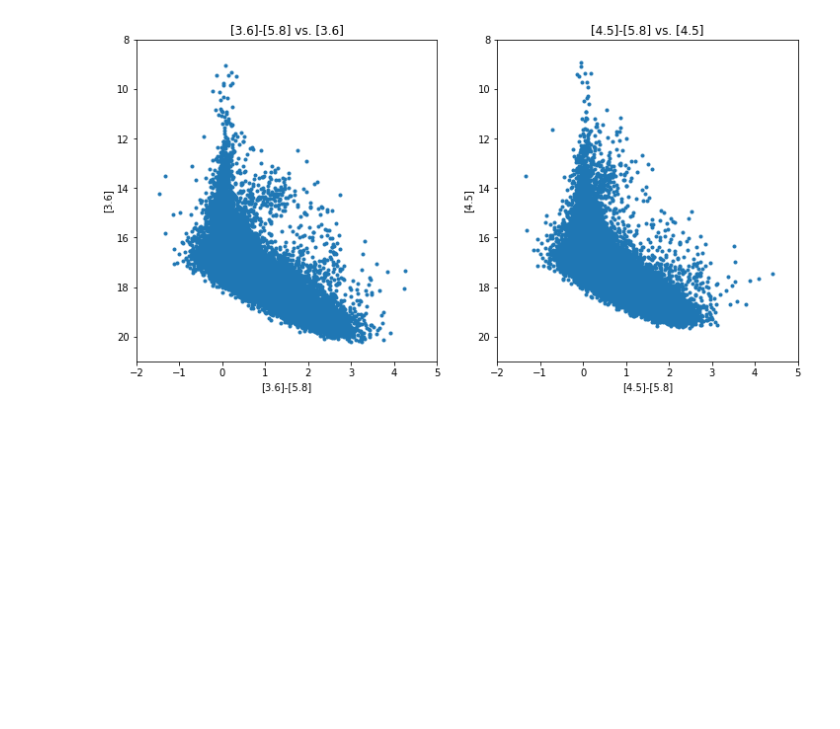
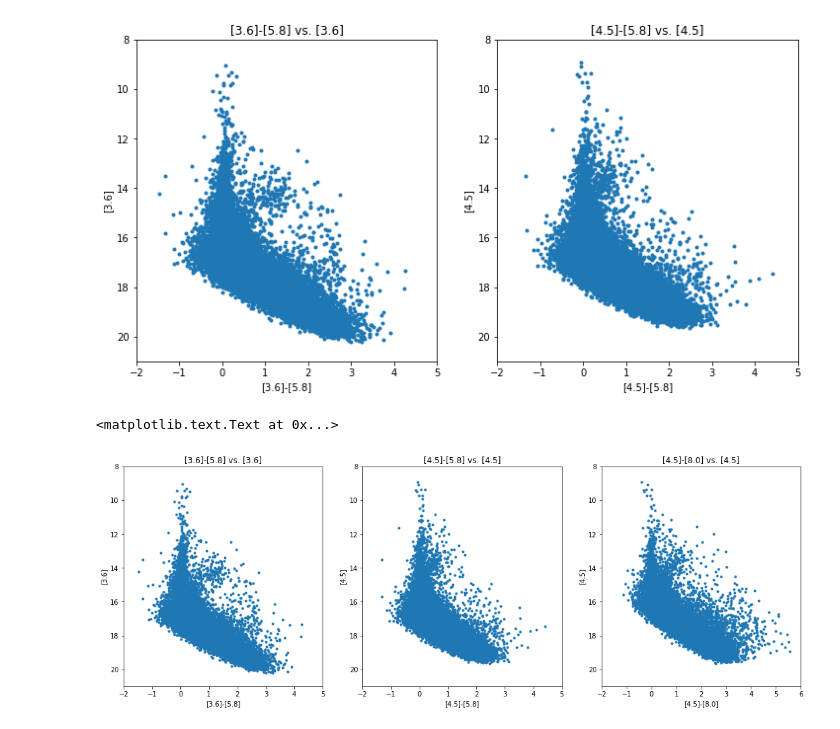
Before and after one commit to oboberg/NGC6822, a Jupyter notebook: CMD_4May2018.ipynb, the cells around one changed output. Cells and saved outputs as stored; diff of their text form; code cells hidden in the pictures; blank space fills up the shorter version.

```diff
--- a/CMD_4May2018.ipynb
+++ b/CMD_4May2018.ipynb
@@ -63,3 +63,34 @@ ax2.set_title('[4.5]-[5.8] vs. [4.5]')
 # %% [output]
 <matplotlib.text.Text at 0x...>
 [figure]
+# %%
+# Wanted to make sure I could plot two side by side
+# Okay, how about three in a row?
+plt.figure(figsize=(18,6))
+ax1 = plt.subplot(131)
+ax2 = plt.subplot(132)
+ax3 = plt.subplot(133)
+
+ax1.set_ylim(21.0,8.0)
+ax1.set_xlim(-2.0,5.0)
+ax1.plot(filter_phot_data.threesixMINUSfiveeight,filter_phot_data.k36mag,'.')
+ax1.set_ylabel('[3.6]')
+ax1.set_xlabel('[3.6]-[5.8]')
+ax1.set_title('[3.6]-[5.8] vs. [3.6]')
+
+ax2.set_ylim(21.0,8.0)
+ax2.set_xlim(-2.0,5.0)
+ax2.plot(filter_phot_data.fourfiveMINUSfiveeight,filter_phot_data.k45mag,'.')
+ax2.set_ylabel('[4.5]')
+ax2.set_xlabel('[4.5]-[5.8]')
+ax2.set_title('[4.5]-[5.8] vs. [4.5]')
+
+ax3.set_ylim(21.0,8.0)
+ax3.set_xlim(-2.0,6.0)
+ax3.plot(filter_phot_data.fourfiveMINUSeightzero,filter_phot_data.k45mag,'.')
+ax3.set_ylabel('[4.5]')
+ax3.set_xlabel('[4.5]-[8.0]')
+ax3.set_title('[4.5]-[8.0] vs. [4.5]')
+# %% [output]
+<matplotlib.text.Text at 0x...>
+[figure, added]
```
Also changed, not shown: parts of 1 cell of this notebook.
